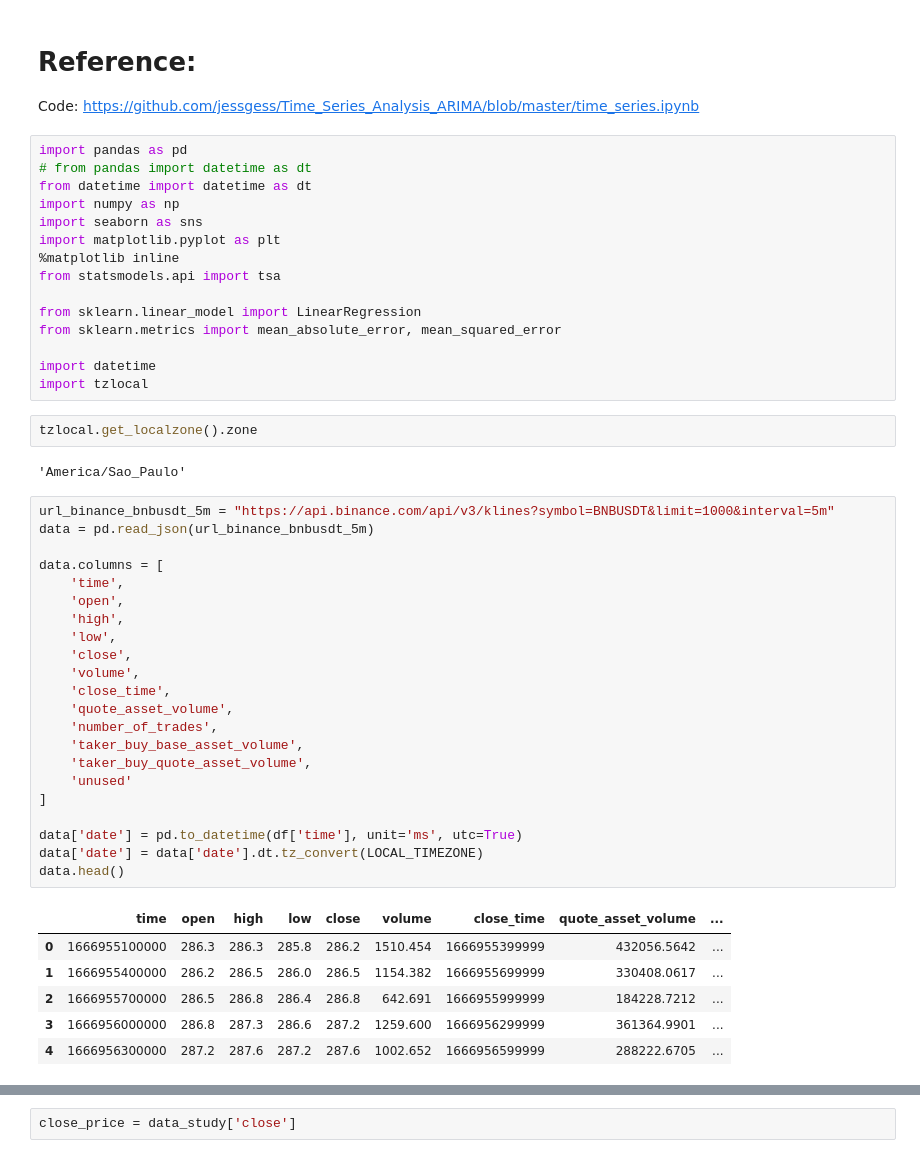
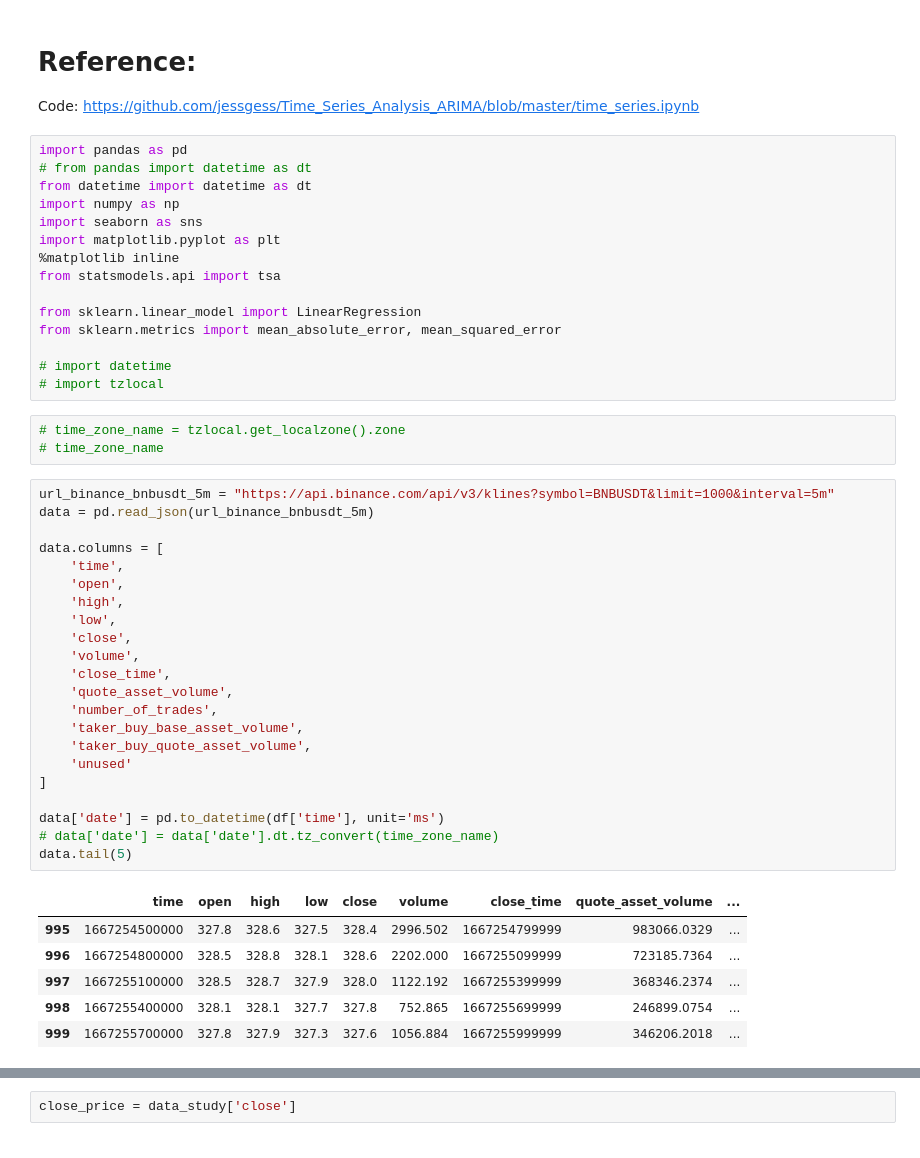
Before and after one commit to jjuniorc/tensorflow, a Jupyter notebook: bnb-usd-buy-sell-signal.ipynb, the cells around one changed output, grey strips where cells are left out. Cells and saved outputs as stored; diff of their text form.

```diff
--- a/bnb-usd-buy-sell-signal.ipynb
+++ b/bnb-usd-buy-sell-signal.ipynb
@@ -14,41 +14,40 @@ from statsmodels.api import tsa
 from sklearn.linear_model import LinearRegression
 from sklearn.metrics import mean_absolute_error, mean_squared_error
 
-import datetime
-import tzlocal
+# import datetime
+# import tzlocal
 # %%
-tzlocal.get_localzone().zone
+# time_zone_name = tzlocal.get_localzone().zone
+# time_zone_name
-# %% [output]
-'America/Sao_Paulo'
 # %%
 url_binance_bnbusdt_5m = "https://api.binance.com/api/v3/klines?symbol=BNBUSDT&limit=1000&interval=5m"
 data = pd.read_json(url_binance_bnbusdt_5m)
 
 data.columns = [
     'time',
     'open',
     'high',
     'low',
     'close',
     'volume',
     'close_time',
     'quote_asset_volume',
     'number_of_trades',
     'taker_buy_base_asset_volume',
     'taker_buy_quote_asset_volume',
     'unused'
 ]
 
-data['date'] = pd.to_datetime(df['time'], unit='ms', utc=True)
-data['date'] = data['date'].dt.tz_convert(LOCAL_TIMEZONE)
-data.head()
+data['date'] = pd.to_datetime(df['time'], unit='ms')
+# data['date'] = data['date'].dt.tz_convert(time_zone_name)
+data.tail(5)
 # %% [output]
 |  | time | open | high | low | close | volume | close_time | quote_asset_volume | ... |
-| 0 | 1666955100000 | 286.3 | 286.3 | 285.8 | 286.2 | 1510.454 | 1666955399999 | 432056.5642 | ... |
-| 1 | 1666955400000 | 286.2 | 286.5 | 286.0 | 286.5 | 1154.382 | 1666955699999 | 330408.0617 | ... |
-| 2 | 1666955700000 | 286.5 | 286.8 | 286.4 | 286.8 | 642.691 | 1666955999999 | 184228.7212 | ... |
-| 3 | 1666956000000 | 286.8 | 287.3 | 286.6 | 287.2 | 1259.600 | 1666956299999 | 361364.9901 | ... |
-| 4 | 1666956300000 | 287.2 | 287.6 | 287.2 | 287.6 | 1002.652 | 1666956599999 | 288222.6705 | ... |
+| 995 | 1667254500000 | 327.8 | 328.6 | 327.5 | 328.4 | 2996.502 | 1667254799999 | 983066.0329 | ... |
+| 996 | 1667254800000 | 328.5 | 328.8 | 328.1 | 328.6 | 2202.000 | 1667255099999 | 723185.7364 | ... |
+| 997 | 1667255100000 | 328.5 | 328.7 | 327.9 | 328.0 | 1122.192 | 1667255399999 | 368346.2374 | ... |
+| 998 | 1667255400000 | 328.1 | 328.1 | 327.7 | 327.8 | 752.865 | 1667255699999 | 246899.0754 | ... |
+| 999 | 1667255700000 | 327.8 | 327.9 | 327.3 | 327.6 | 1056.884 | 1667255999999 | 346206.2018 | ... |
 # %%
 ax = data.plot(x='date', y='close');
 ax.set_xlabel("Date")
```
Also changed, not shown: parts of 2 cells of this notebook.
